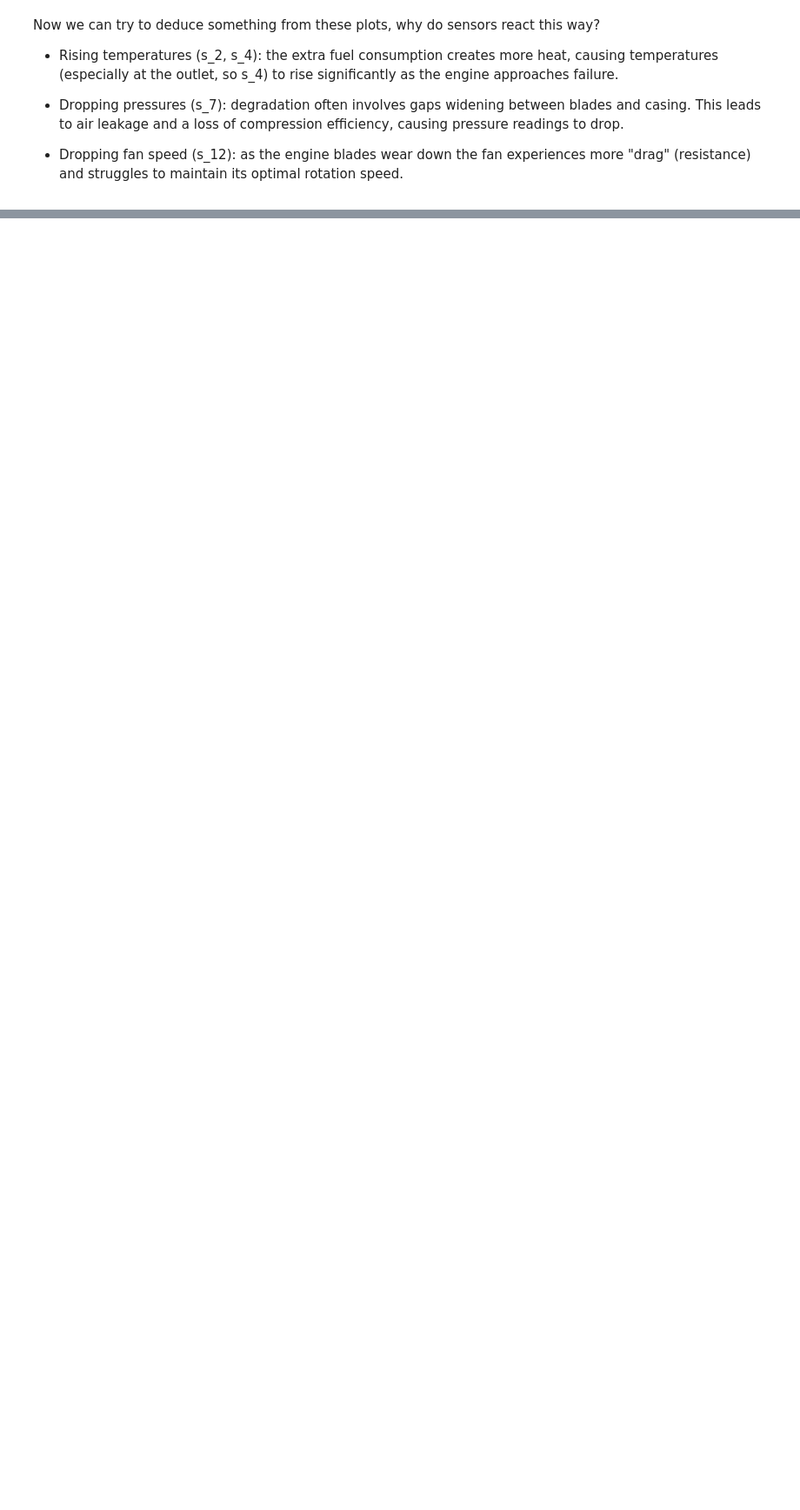
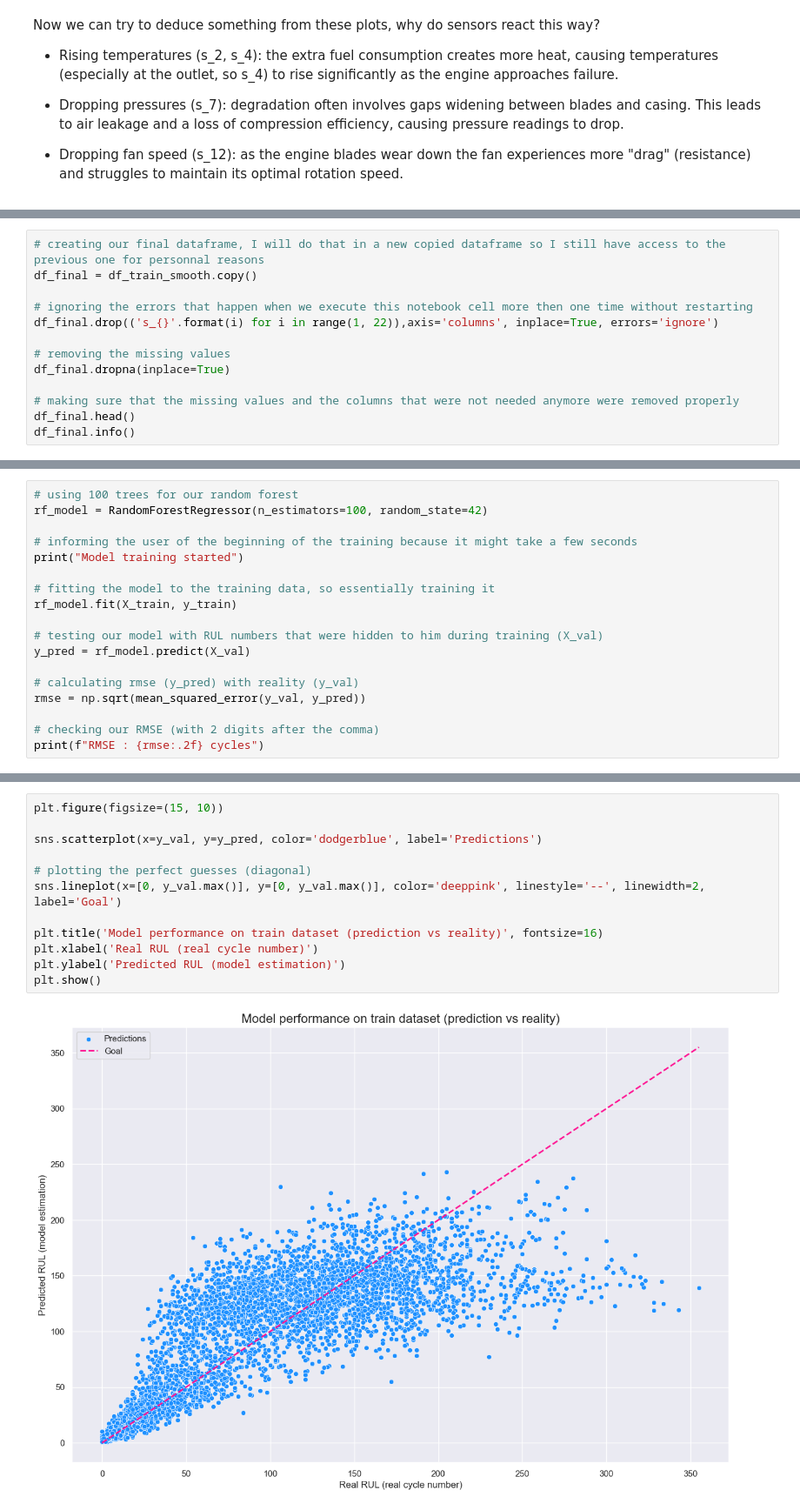
Before and after one commit to ahmedbda/nasa-turbofan-rul-ml, a Jupyter notebook: NASA_Rul_Project.ipynb, the cells around one changed output, grey strips where cells are left out. Shown at 87% size. Drawn from its saved outputs; the diff is of its cells as text; blank space fills up the shorter version.

Commit message:
completed research notebook

```diff
--- a/NASA_Rul_Project.ipynb
+++ b/NASA_Rul_Project.ipynb
@@ -145,0 +164,13 @@ plt.show()
+# %%
+# creating our final dataframe, I will do that in a new copied dataframe so I still have access to the previous one for personnal reasons
+df_final = df_train_smooth.copy()
+
+# ignoring the errors that happen when we execute this notebook cell more then one time without restarting
+df_final.drop(('s_{}'.format(i) for i in range(1, 22)),axis='columns', inplace=True, errors='ignore')
+
+# removing the missing values
+df_final.dropna(inplace=True)
+
+# making sure that the missing values and the columns that were not needed anymore were removed properly
+df_final.head()
+df_final.info()
@@ -145,0 +227,18 @@ plt.show()
+# %%
+# using 100 trees for our random forest
+rf_model = RandomForestRegressor(n_estimators=100, random_state=42)
+
+# informing the user of the beginning of the training because it might take a few seconds
+print("Model training started")
+
+# fitting the model to the training data, so essentially training it
+rf_model.fit(X_train, y_train)
+
+# testing our model with RUL numbers that were hidden to him during training (X_val)
+y_pred = rf_model.predict(X_val)
+
+# calculating rmse (y_pred) with reality (y_val)
+rmse = np.sqrt(mean_squared_error(y_val, y_pred))
+
+# checking our RMSE (with 2 digits after the comma)
+print(f"RMSE : {rmse:.2f} cycles")
@@ -145,0 +261,14 @@ plt.show()
+# %%
+plt.figure(figsize=(15, 10))
+
+sns.scatterplot(x=y_val, y=y_pred, color='dodgerblue', label='Predictions')
+
+# plotting the perfect guesses (diagonal)
+sns.lineplot(x=[0, y_val.max()], y=[0, y_val.max()], color='deeppink', linestyle='--', linewidth=2, label='Goal')
+
+plt.title('Model performance on train dataset (prediction vs reality)', fontsize=16)
+plt.xlabel('Real RUL (real cycle number)')
+plt.ylabel('Predicted RUL (model estimation)')
+plt.show()
+# %% [output]
+[figure, added]
```
Also changed, not shown: parts of 25 cells of this notebook.
